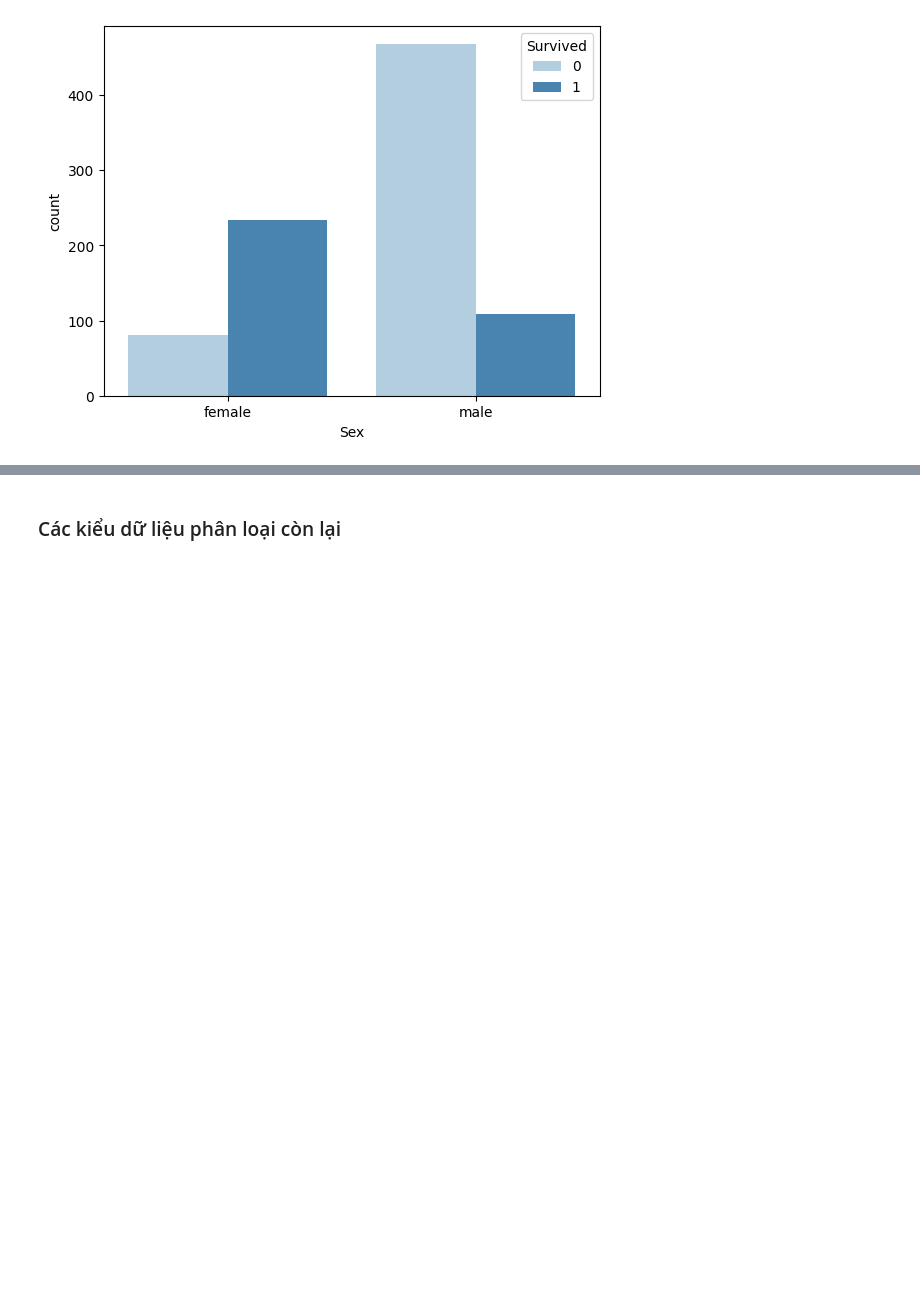
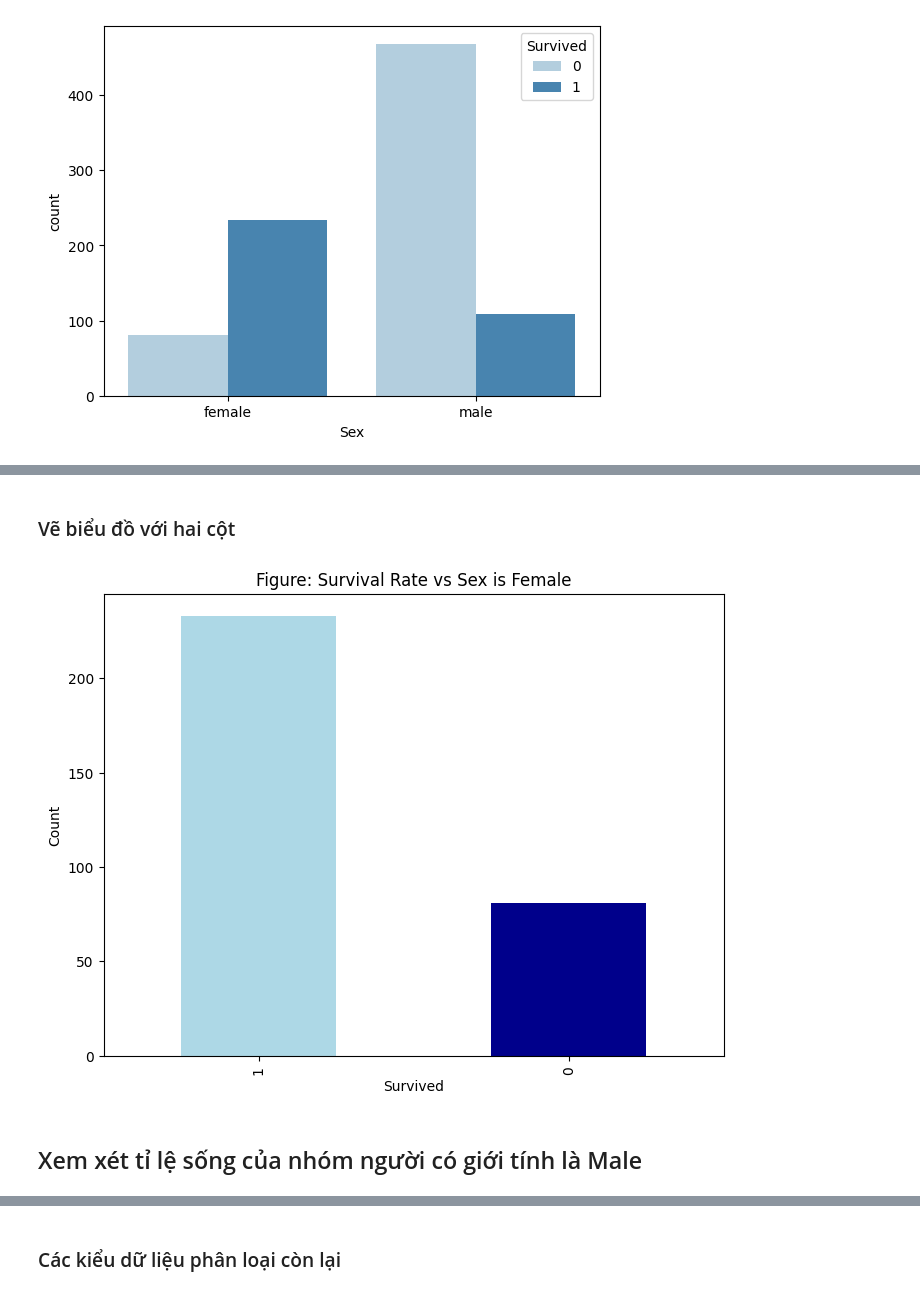
Before and after one commit to Danhuynh224/DoAnPy, a Jupyter notebook: DoAn.ipynb, the cells around one changed output, grey strips where cells are left out. Drawn from its saved outputs; the diff is of its cells as text; code cells hidden in the pictures; blank space fills up the shorter version.

```diff
--- a/DoAn.ipynb
+++ b/DoAn.ipynb
@@ -268,0 +291,16 @@ sns.countplot(data=train_df,x='Sex', hue='Survived', palette='Blues')
+# %% [markdown]
+### Vẽ biểu đồ với hai cột
+# %%
+survived_counts = femal_df['Survived'].value_counts()
+# Vẽ biểu đồ cột đôi
+plt.figure(figsize=(8, 6))
+survived_counts.plot(kind='bar', color=['lightblue', 'darkblue'])
+plt.title('Figure: Survival Rate vs Sex is Female')
+plt.xlabel('Survived')
+plt.ylabel('Count')
+plt.xticks([0, 1])
+plt.show()
+# %% [output]
+[figure, added]
+# %% [markdown]
+## Xem xét tỉ lệ sống của nhóm người có giới tính là Male
```
Also changed, not shown: parts of 27 cells of this notebook, 2 other files.
